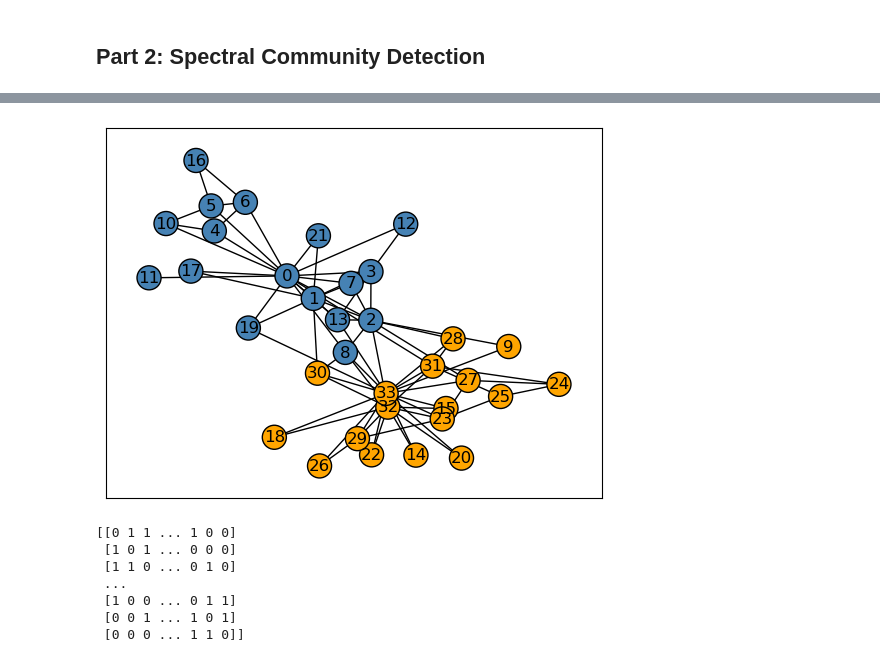
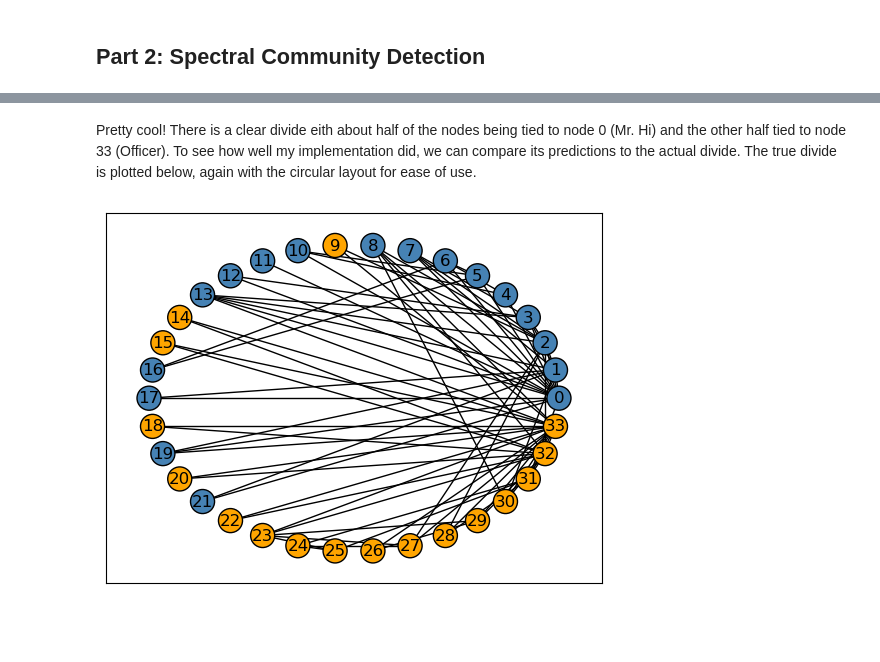
Before and after one commit to davidmbyrne/davidmbyrne.github.io, a Jupyter notebook: posts/unsupervised-learning/index.ipynb, the cells around one changed output, grey strips where cells are left out. Saved outputs shown, nothing was run; the diff lists cells and outputs as text; code cells hidden in the pictures; blank space fills up the shorter version.

```diff
--- a/posts/unsupervised-learning/index.ipynb
+++ b/posts/unsupervised-learning/index.ipynb
@@ -87,30 +111,16 @@ nx.draw_networkx(G, layout,
+# %% [markdown]
+Pretty cool! There is a clear divide eith about half of the nodes being tied to node 0 (Mr. Hi) and the other half tied to node 33 (Officer). To see how well my implementation did, we can compare its predictions to the actual divide. The true divide is plotted below, again with the circular layout for ease of use.
 # %%
 import networkx as nx
 G = nx.karate_club_graph()
-layout = nx.layout.fruchterman_reingold_layout(G)
-#nx.draw(G, layout, with_labels=True, node_color = "steelblue")
+layout = nx.layout.circular_layout(G)
+
 
 clubs = nx.get_node_attributes(G, "club")
 nx.draw_networkx(G, layout,
         with_labels=True,
         node_color = ["orange" if clubs[i] == "Officer" else "steelblue" for i in G.nodes()],
         edgecolors = "black" # confusingly, this is the color of node borders, not of edges
         )
 # %% [output]
-[figure, old version]
+[figure, new version]
-# %%
-G = nx.karate_club_graph()
-A = nx.adjacency_matrix(G).toarray()
-A = A + A.T
-A[A > 1] = 1
-
-
-print(A)
-# %% [output]
-[[0 1 1 ... 1 0 0]
- [1 0 1 ... 0 0 0]
- [1 1 0 ... 0 1 0]
- ...
- [1 0 0 ... 0 1 1]
- [0 0 1 ... 1 0 1]
- [0 0 0 ... 1 1 0]]
```
Also changed, not shown: parts of 23 cells of this notebook, 13 other files.
